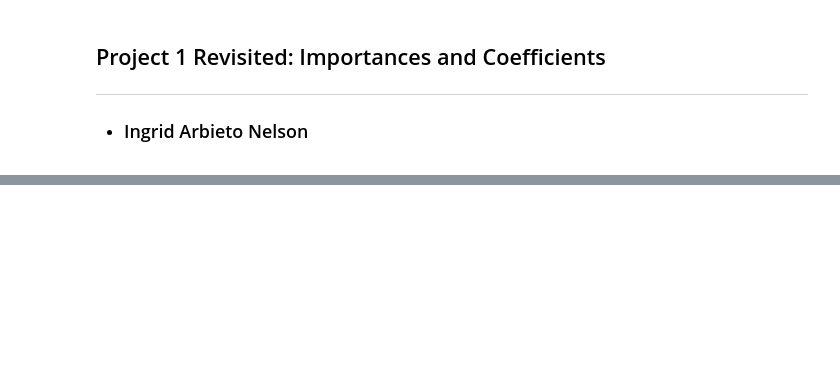
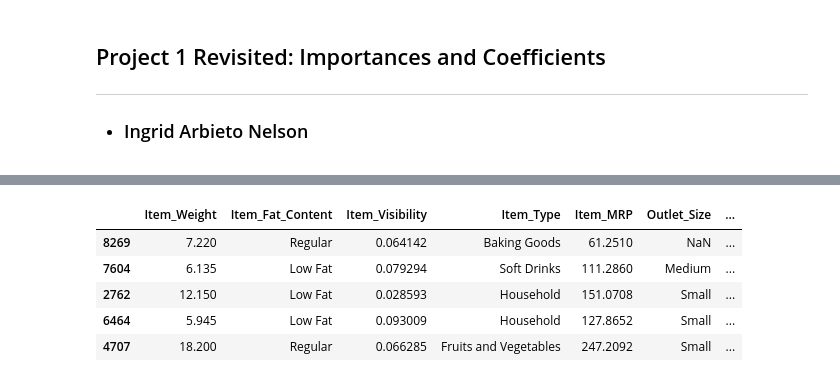
Before and after one commit to iarbietonilsson/Project-1-Revisited, a Jupyter notebook: Project 1 Revisited.ipynb, the cells around one changed output, grey strips where cells are left out. Drawn from its saved outputs; the diff is of its cells as text; code cells hidden in the pictures; blank space fills up the shorter version.

```diff
--- a/Project 1 Revisited.ipynb
+++ b/Project 1 Revisited.ipynb
@@ -48,0 +212,4 @@ Insert your exported figures from above into your README file. You should have t
+# %%
+## Drop unwanted/inappropriate columns
+bad_cols = ['Item_Identifier','Outlet_Identifier','Outlet_Establishment_Year','Outlet_Type']
+df = df.drop(columns=bad_cols)
@@ -48,0 +243,8 @@ Insert your exported figures from above into your README file. You should have t
+# %%
+## replace inconsistent categories
+fat_content_map = {'LF':'Low Fat',
+                   'reg':'Regular',
+                   'low fat':'Low Fat'}
+df['Item_Fat_Content'] = df['Item_Fat_Content'].replace(fat_content_map)
+## Verify
+df['Item_Fat_Content'].value_counts()
@@ -48,0 +304,16 @@ Insert your exported figures from above into your README file. You should have t
+# %%
+# assign X and y
+target = 'Item_Outlet_Sales'
+X = df.drop(columns=target).copy()
+y = df[target].copy()
+
+## train-test-split
+X_train, X_test, y_train, y_test = train_test_split(X,y, random_state=SEED)
+X_train.head()
+# %% [output]
+|  | Item_Weight | Item_Fat_Content | Item_Visibility | Item_Type | Item_MRP | Outlet_Size | ... |
+| 8269 | 7.220 | Regular | 0.064142 | Baking Goods | 61.2510 | NaN | ... |
+| 7604 | 6.135 | Low Fat | 0.079294 | Soft Drinks | 111.2860 | Medium | ... |
+| 2762 | 12.150 | Low Fat | 0.028593 | Household | 151.0708 | Small | ... |
+| 6464 | 5.945 | Low Fat | 0.093009 | Household | 127.8652 | Small | ... |
+| 4707 | 18.200 | Regular | 0.066285 | Fruits and Vegetables | 247.2092 | Small | ... |
```
Also changed, not shown: parts of 39 cells of this notebook, 4 other files.
